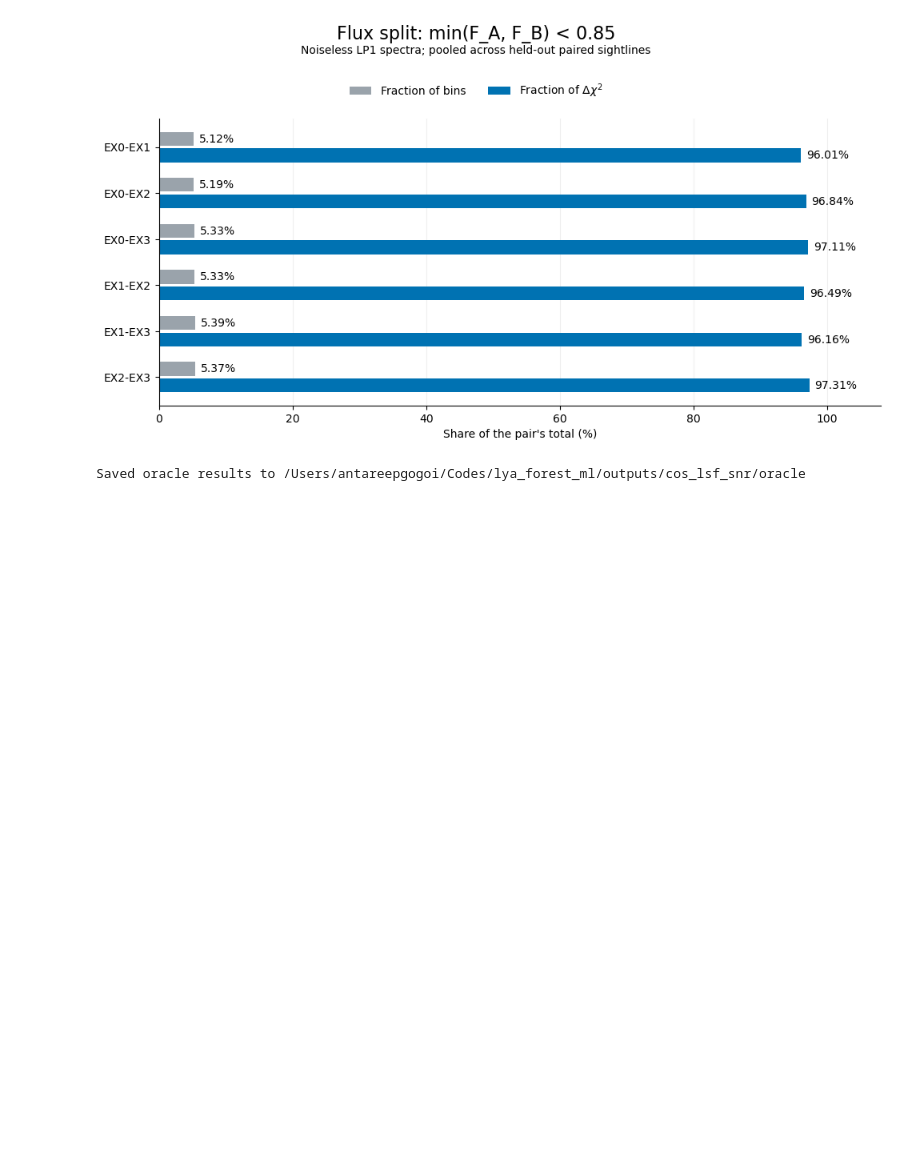
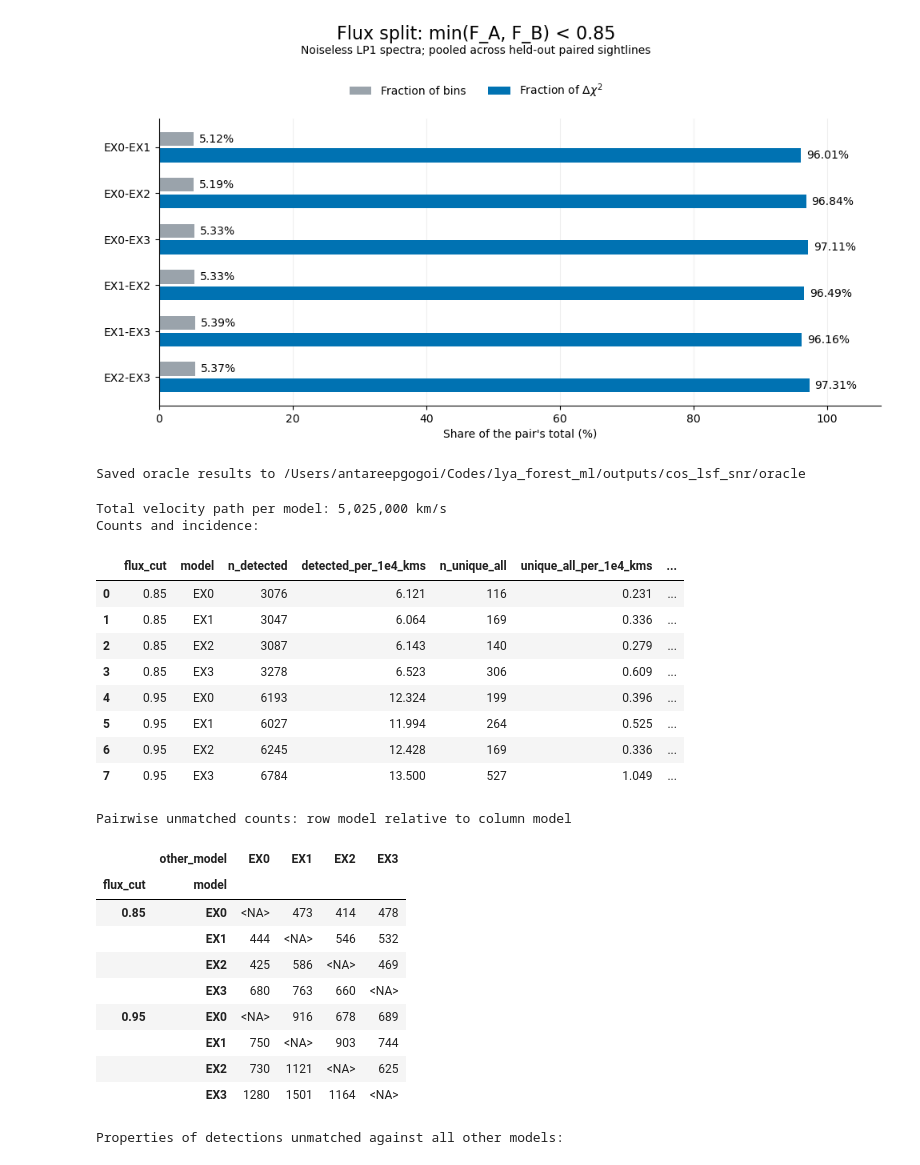
Before and after one commit to gogoi7/lya_forest_ml, a Jupyter notebook: notebooks/cos_obs.ipynb, the cells around one changed output. Drawn from its saved outputs; the diff is of its cells as text; code cells hidden in the pictures; blank space fills up the shorter version.

```diff
--- a/notebooks/cos_obs.ipynb
+++ b/notebooks/cos_obs.ipynb
@@ -2144,3 +2146,77 @@ print(f"Saved oracle results to {oracle_out}")
 [figure]
 [figure]
 Saved oracle results to /Users/antareepgogoi/Codes/lya_forest_ml/outputs/cos_lsf_snr/oracle
+# %%
+import importlib
+from IPython.display import display
+from src import cos_absorbers
+
+importlib.reload(cos_absorbers)
+
+absorber_census = cos_absorbers.build_absorber_census(
+    overlay_data,
+    flux_cuts=(0.85, 0.95),
+    match_kms=30.0,
+    strong_cut=0.5,
+)
+absorber_summary = absorber_census["summary"]
+
+settings = absorber_census["settings"]
+print(
+    "Total velocity path per model: "
+    f"{settings['n_los'] * settings['path_per_los_kms']:,.0f} km/s"
+)
+
+print("Counts and incidence:")
+display(
+    absorber_summary[[
+        "flux_cut", "model",
+        "n_detected", "detected_per_1e4_kms",
+        "n_unique_all", "unique_all_per_1e4_kms",
+        "n_isolated_all", "n_competition", "n_weaker_neighbor",
+    ]].round(3)
+)
+
+print("Pairwise unmatched counts: row model relative to column model")
+display(
+    absorber_census["pair_summary"].pivot(
+        index=["flux_cut", "model"],
+        columns="other_model",
+        values="n_unmatched",
+    ).astype("Int64")
+)
+
+print("Properties of detections unmatched against all other models:")
+display(
+    absorber_summary[[
+        "flux_cut", "model",
+        "unique_median_depth",
+        "unique_inside_strong_fraction",
+        "unique_no_strong_fraction",
+        "unique_outside_median_distance_kms",
+    ]].round(3)
+)
+# %% [output]
+Total velocity path per model: 5,025,000 km/s
+Counts and incidence:
+|  | flux_cut | model | n_detected | detected_per_1e4_kms | n_unique_all | unique_all_per_1e4_kms | ... |
+| 0 | 0.85 | EX0 | 3076 | 6.121 | 116 | 0.231 | ... |
+| 1 | 0.85 | EX1 | 3047 | 6.064 | 169 | 0.336 | ... |
+| 2 | 0.85 | EX2 | 3087 | 6.143 | 140 | 0.279 | ... |
+| 3 | 0.85 | EX3 | 3278 | 6.523 | 306 | 0.609 | ... |
+| 4 | 0.95 | EX0 | 6193 | 12.324 | 199 | 0.396 | ... |
+| 5 | 0.95 | EX1 | 6027 | 11.994 | 264 | 0.525 | ... |
+| 6 | 0.95 | EX2 | 6245 | 12.428 | 169 | 0.336 | ... |
+| 7 | 0.95 | EX3 | 6784 | 13.500 | 527 | 1.049 | ... |
+Pairwise unmatched counts: row model relative to column model
+|  | other_model | EX0 | EX1 | EX2 | EX3 |
+| flux_cut | model |  |  |  |  |
+| 0.85 | EX0 | <NA> | 473 | 414 | 478 |
+|  | EX1 | 444 | <NA> | 546 | 532 |
+|  | EX2 | 425 | 586 | <NA> | 469 |
+|  | EX3 | 680 | 763 | 660 | <NA> |
+| 0.95 | EX0 | <NA> | 916 | 678 | 689 |
+|  | EX1 | 750 | <NA> | 903 | 744 |
+|  | EX2 | 730 | 1121 | <NA> | 625 |
+|  | EX3 | 1280 | 1501 | 1164 | <NA> |
+Properties of detections unmatched against all other models:
```
Also changed, not shown: parts of 9 cells of this notebook, 14 other files.
